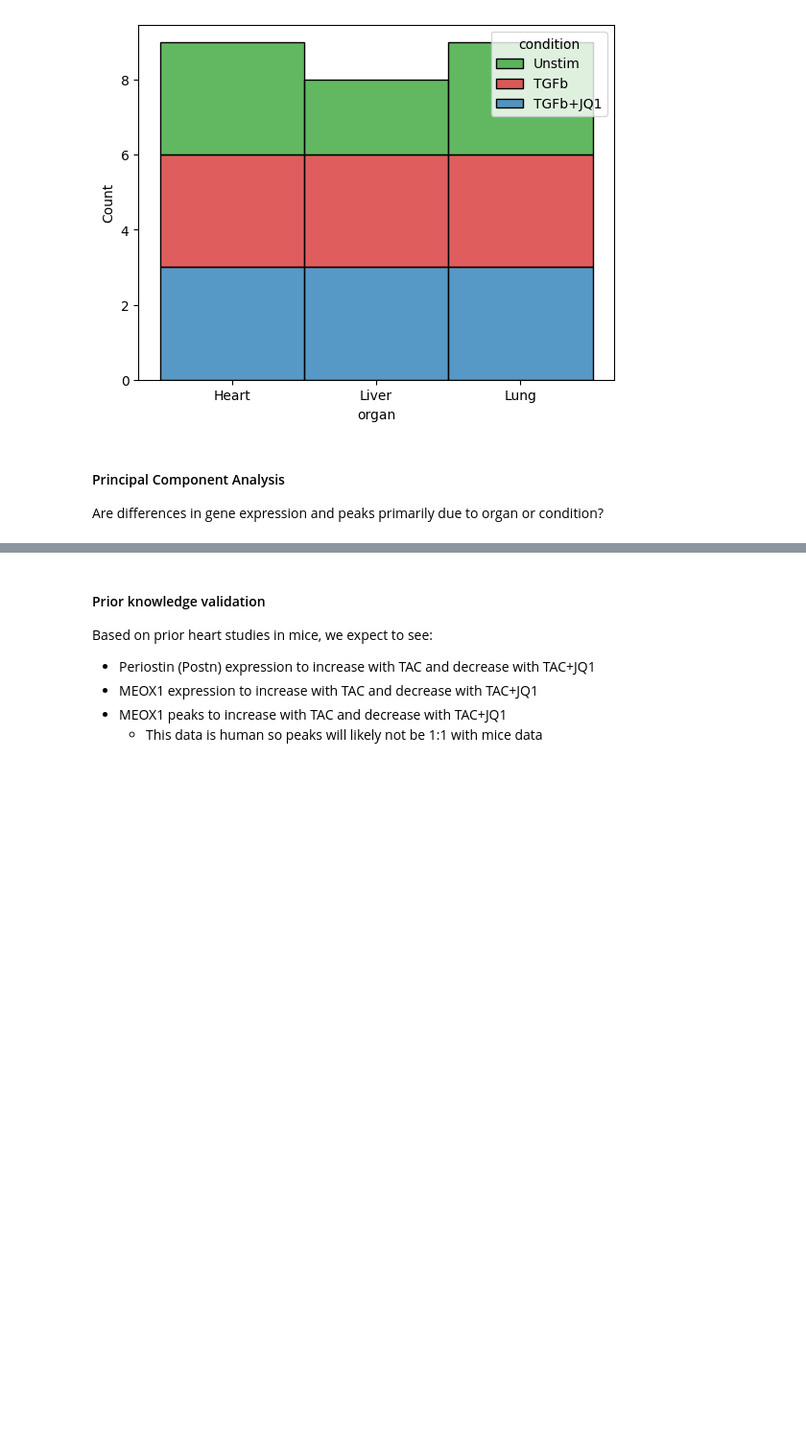
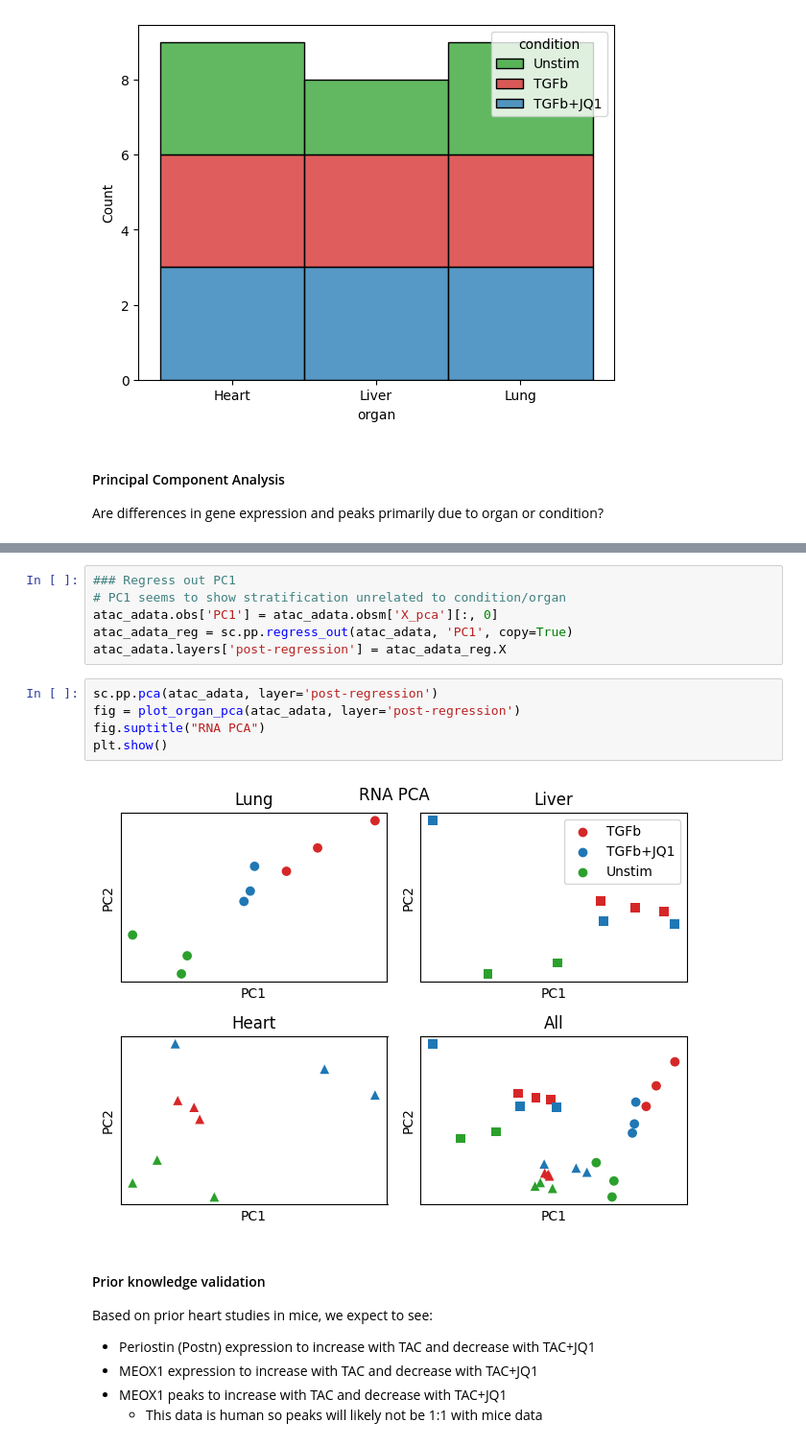
Before and after one commit to pawelab/OrganConditionalFibrosis, a Jupyter notebook: explore_data.ipynb, the cells around one changed output, grey strips where cells are left out. Shown at 96% size. Saved outputs shown, nothing was run; the diff lists cells and outputs as text; blank space fills up the shorter version.

```diff
--- a/explore_data.ipynb
+++ b/explore_data.ipynb
@@ -174,3 +198,16 @@ Text(0.5, 0.98, 'ATAC PCA')
+# %%
+### Regress out PC1
+# PC1 seems to show stratification unrelated to condition/organ
+atac_adata.obs['PC1'] = atac_adata.obsm['X_pca'][:, 0]
+atac_adata_reg = sc.pp.regress_out(atac_adata, 'PC1', copy=True)
+atac_adata.layers['post-regression'] = atac_adata_reg.X
+# %%
+sc.pp.pca(atac_adata, layer='post-regression')
+fig = plot_organ_pca(atac_adata, layer='post-regression')
+fig.suptitle("RNA PCA")
+plt.show()
+# %% [output]
+[figure, added]
 # %% [markdown]
 #### Prior knowledge validation
 
```
Also changed, not shown: parts of 31 cells of this notebook.
